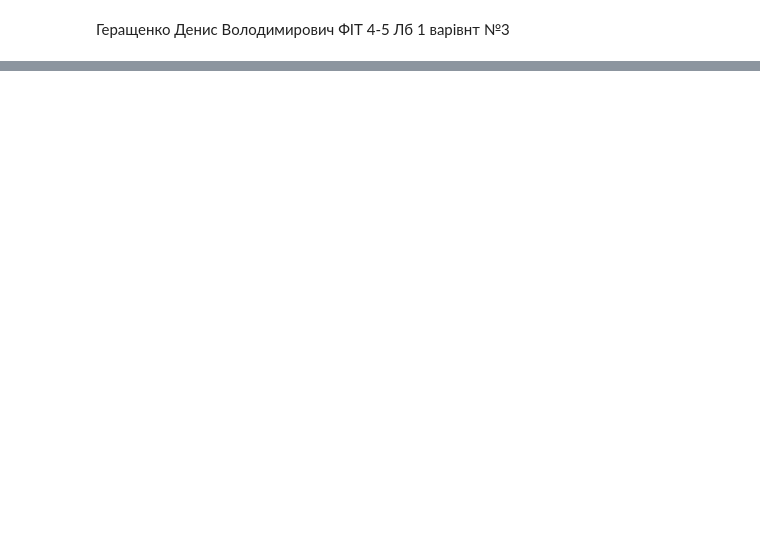
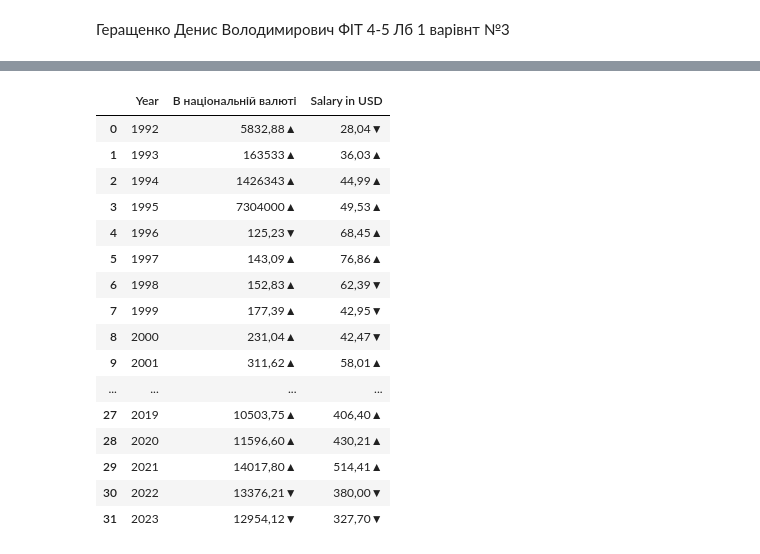
Before and after one commit to Denis29012003/Machinelearning1, a Jupyter notebook: Untitled0.ipynb, the cells around one changed output, grey strips where cells are left out. Cells and saved outputs as stored; diff of their text form; code cells hidden in the pictures; blank space fills up the shorter version.

```diff
--- a/Untitled0.ipynb
+++ b/Untitled0.ipynb
@@ -431,0 +121,23 @@ print(row_sums)
+# %%
+#Видаляємо знаки "*" у останніх двох роках.
+data["Year"] = data["Year"].str.replace("*", "")
+data["Year"] = data["Year"].astype(int)
+data
+# %% [output]
+|  | Year | В національній валюті | Salary in USD |
+| 0 | 1992 | 5832,88▲ | 28,04▼ |
+| 1 | 1993 | 163533▲ | 36,03▲ |
+| 2 | 1994 | 1426343▲ | 44,99▲ |
+| 3 | 1995 | 7304000▲ | 49,53▲ |
+| 4 | 1996 | 125,23▼ | 68,45▲ |
+| 5 | 1997 | 143,09▲ | 76,86▲ |
+| 6 | 1998 | 152,83▲ | 62,39▼ |
+| 7 | 1999 | 177,39▲ | 42,95▼ |
+| 8 | 2000 | 231,04▲ | 42,47▼ |
+| 9 | 2001 | 311,62▲ | 58,01▲ |
+| ... | ... | ... | ... |
+| 27 | 2019 | 10503,75▲ | 406,40▲ |
+| 28 | 2020 | 11596,60▲ | 430,21▲ |
+| 29 | 2021 | 14017,80▲ | 514,41▲ |
+| 30 | 2022 | 13376,21▼ | 380,00▼ |
+| 31 | 2023 | 12954,12▼ | 327,70▼ |
```
Also changed, not shown: parts of 32 cells of this notebook.
